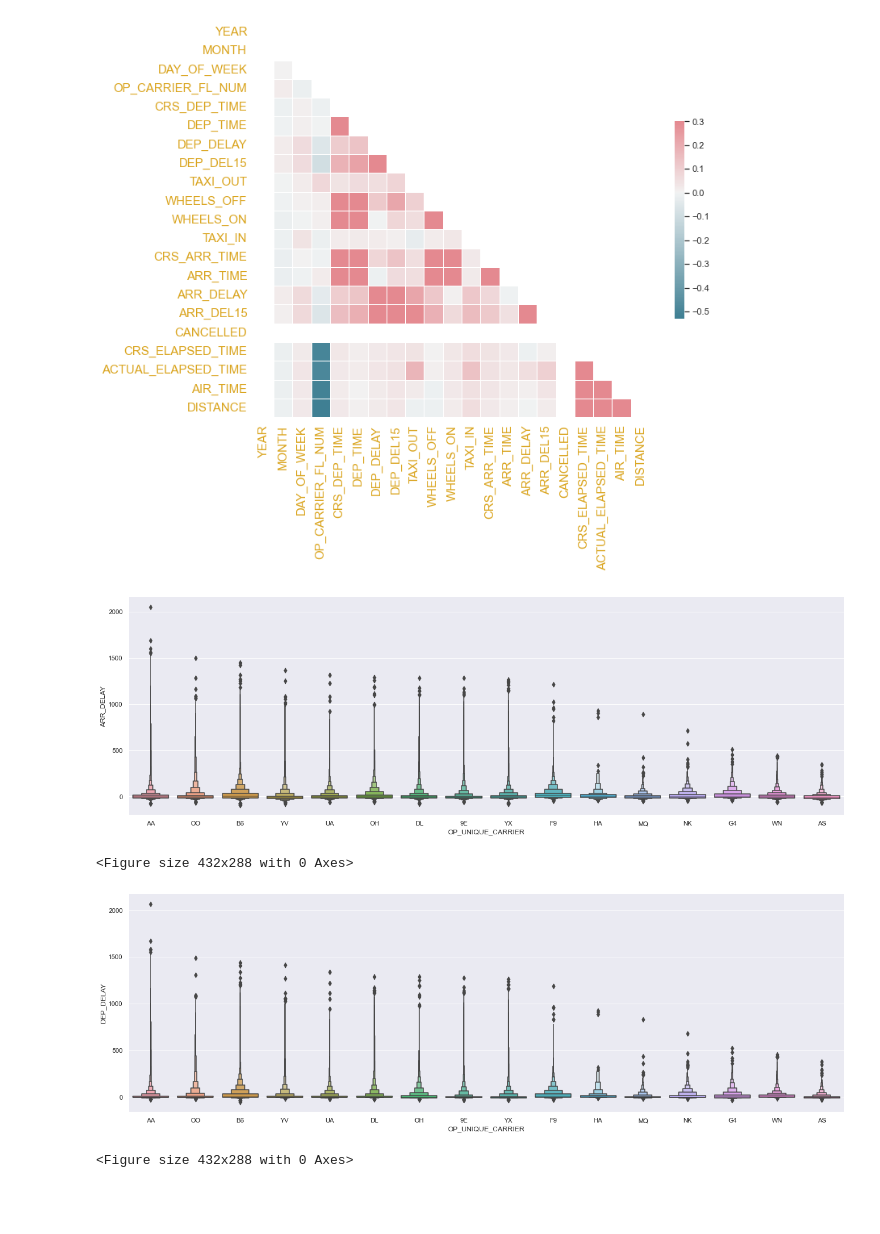
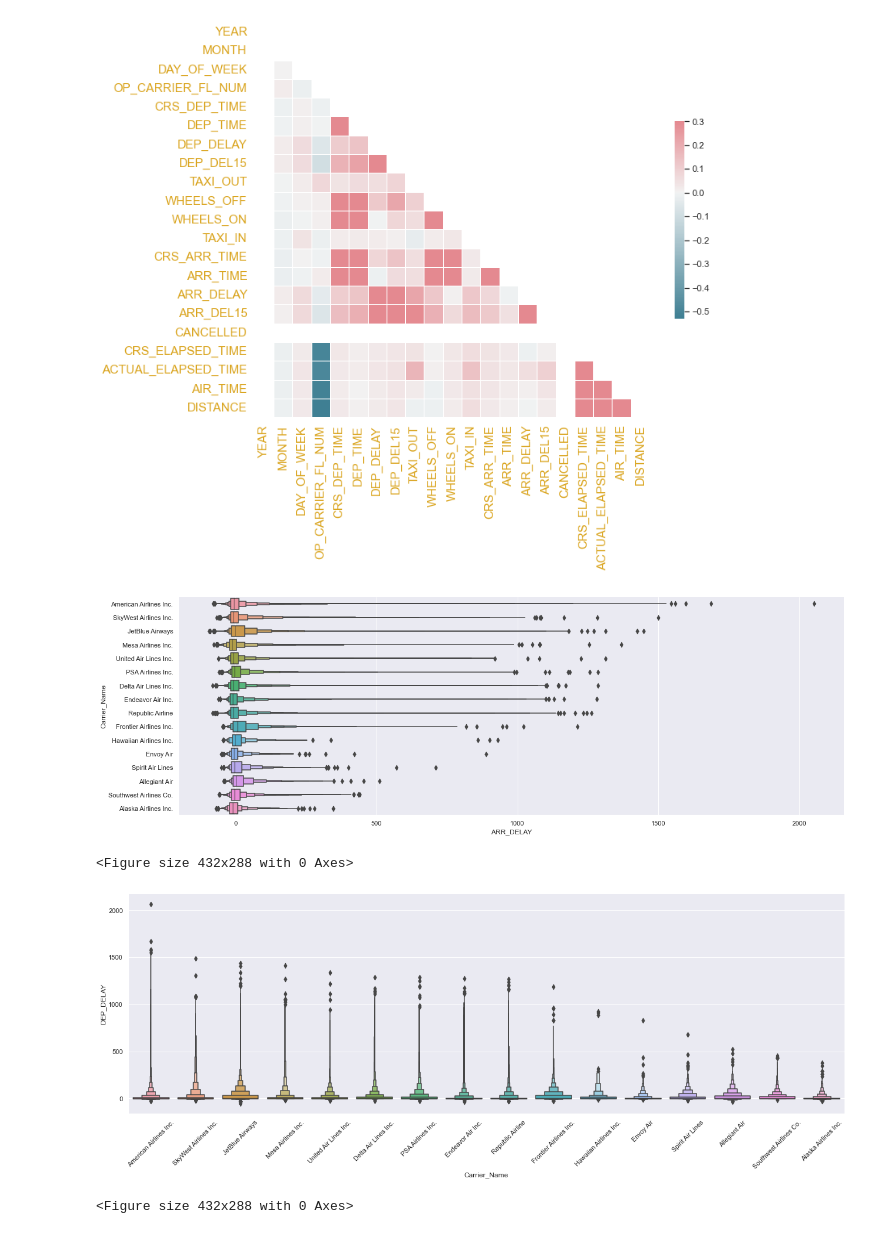
Before and after one commit to Mohammadbinshahid/Team4_Capstone_Project, a Jupyter notebook: proof_of_concept_designs/exploratory_data_analysis/flight_delay_predictions/flight_delay_prediction_EDA.ipynb, the cells around one changed output. Cells and saved outputs as stored; diff of their text form; code cells hidden in the pictures; blank space fills up the shorter version.

```diff
--- a/proof_of_concept_designs/exploratory_data_analysis/flight_delay_predictions/flight_delay_prediction_EDA.ipynb
+++ b/proof_of_concept_designs/exploratory_data_analysis/flight_delay_predictions/flight_delay_prediction_EDA.ipynb
@@ -575,21 +574,23 @@ Deprecated in NumPy 1.20; for more details and guidance: https://numpy.org/devdo
 [figure]
 # %%
 sns.set()
-sns.catplot(y="ARR_DELAY", x = "OP_UNIQUE_CARRIER", data = combined_data_v2.sort_values("ARR_DELAY", ascending= False), kind="boxen", height = 6, aspect = 3)
+sc = sns.catplot(y="Carrier_Name", x = "ARR_DELAY", data = inner_join_Carrier_name.sort_values("ARR_DELAY", ascending= False), kind="boxen", height = 6, aspect = 3)
+
 plt.show()
 
 # Saving the catplot Figure:
 plt.savefig("../../presentation_resources/images/Catplot_ARR_DELAY.png")
 # %% [output]
-[figure, old version]
+[figure, new version]
 <Figure size 432x288 with 0 Axes>
 # %%
 sns.set()
-sns.catplot(y="DEP_DELAY", x = "OP_UNIQUE_CARRIER", data = combined_data_v2.sort_values("DEP_DELAY", ascending= False), kind="boxen", height = 6, aspect = 3)
+sc = sns.catplot(y="DEP_DELAY", x = "Carrier_Name", data = inner_join_Carrier_name.sort_values("DEP_DELAY", ascending= False), kind="boxen", height = 6, aspect = 3)
+plt.xticks(rotation=45)
 plt.show()
 
 # Saving the catplot Figure:
 plt.savefig("../../presentation_resources/images/Catplot_DEP_DELAY.png")
 # %% [output]
-[figure, old version]
+[figure, new version]
 <Figure size 432x288 with 0 Axes>
```
Also changed, not shown: parts of 2 cells of this notebook.
